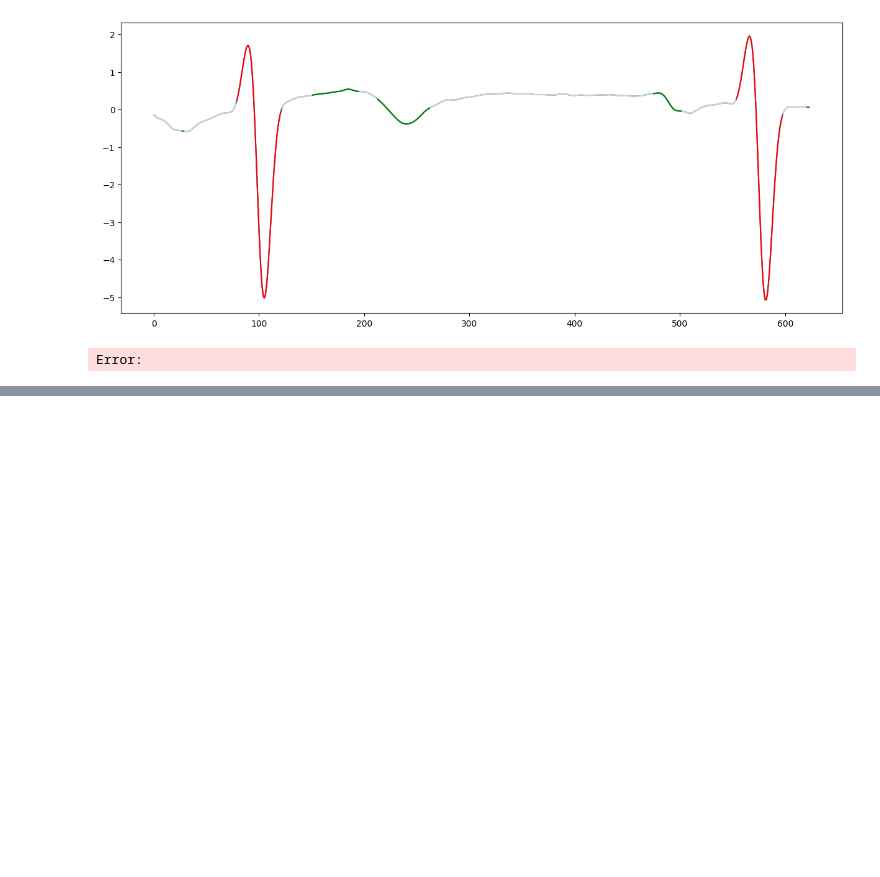
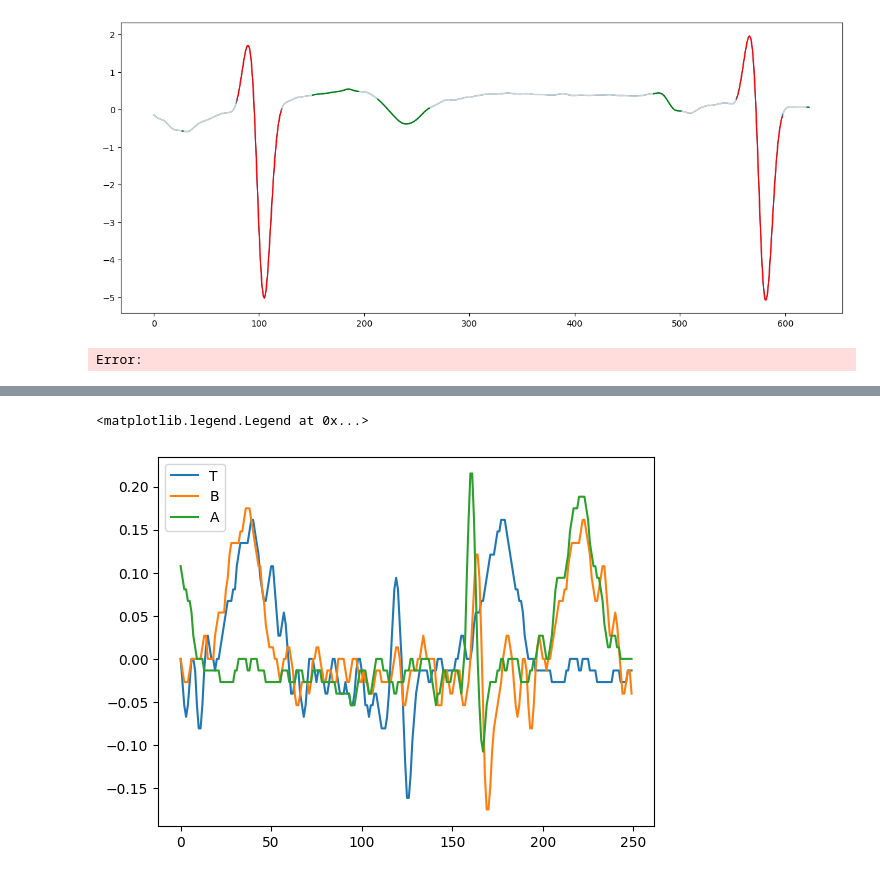
Before and after one commit to AmbiqAI/heartkit, a Jupyter notebook: notebooks/ecg-segmentation.ipynb, the cells around one changed output, grey strips where cells are left out. Drawn from its saved outputs; the diff is of its cells as text; code cells hidden in the pictures; blank space fills up the shorter version.

```diff
--- a/notebooks/ecg-segmentation.ipynb
+++ b/notebooks/ecg-segmentation.ipynb
@@ -101,0 +139,15 @@ Error:
+# %%
+b_idx = 2860
+d_idx = blabels[b_idx, 0]
+frame_start = d_idx - 125
+frame_end = frame_start + 250
+x = np.arange(250)
+# Target beat
+plt.plot(x, h5["p00001"]["s01"]["data"][frame_start:frame_end], label='T')
+# Previous beat
+plt.plot(x, h5["p00001"]["s01"]["data"][frame_start-183:frame_end-183], label='B')
+plt.plot(x, h5["p00001"]["s01"]["data"][frame_start+183:frame_end+183], label='A')
+plt.legend()
+# %% [output]
+<matplotlib.legend.Legend at 0x...>
+[figure, added]
```
Also changed, not shown: parts of 19 cells of this notebook, 14 other files.
